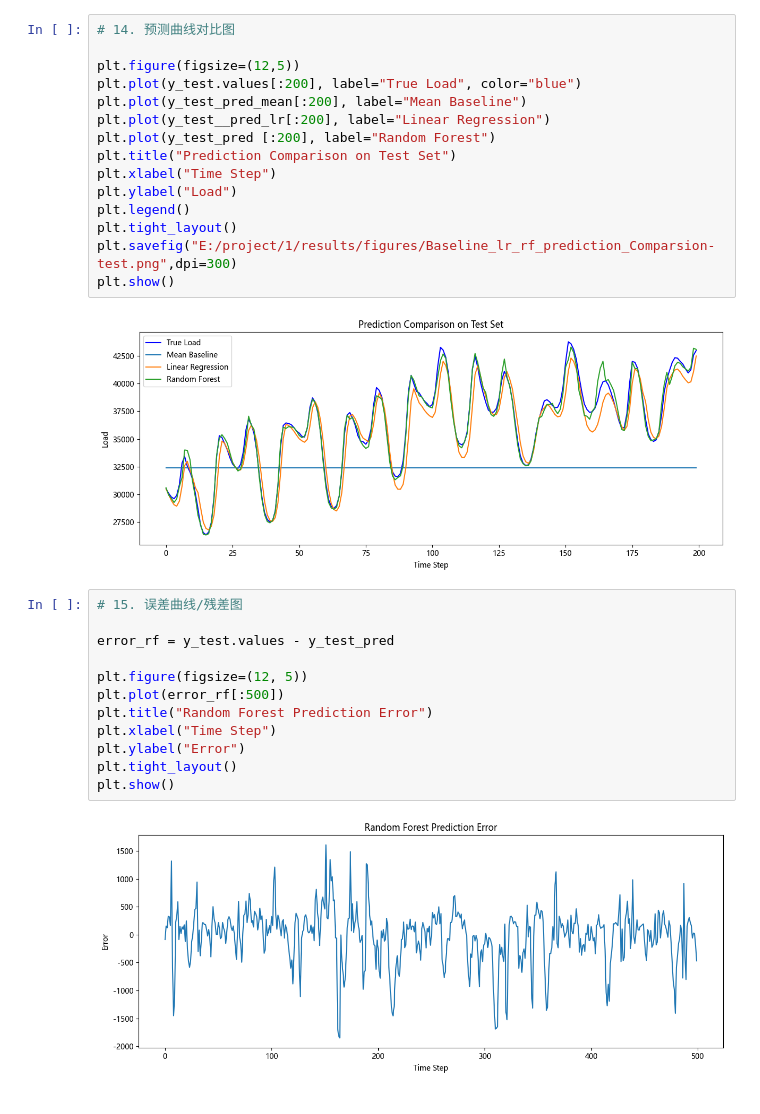
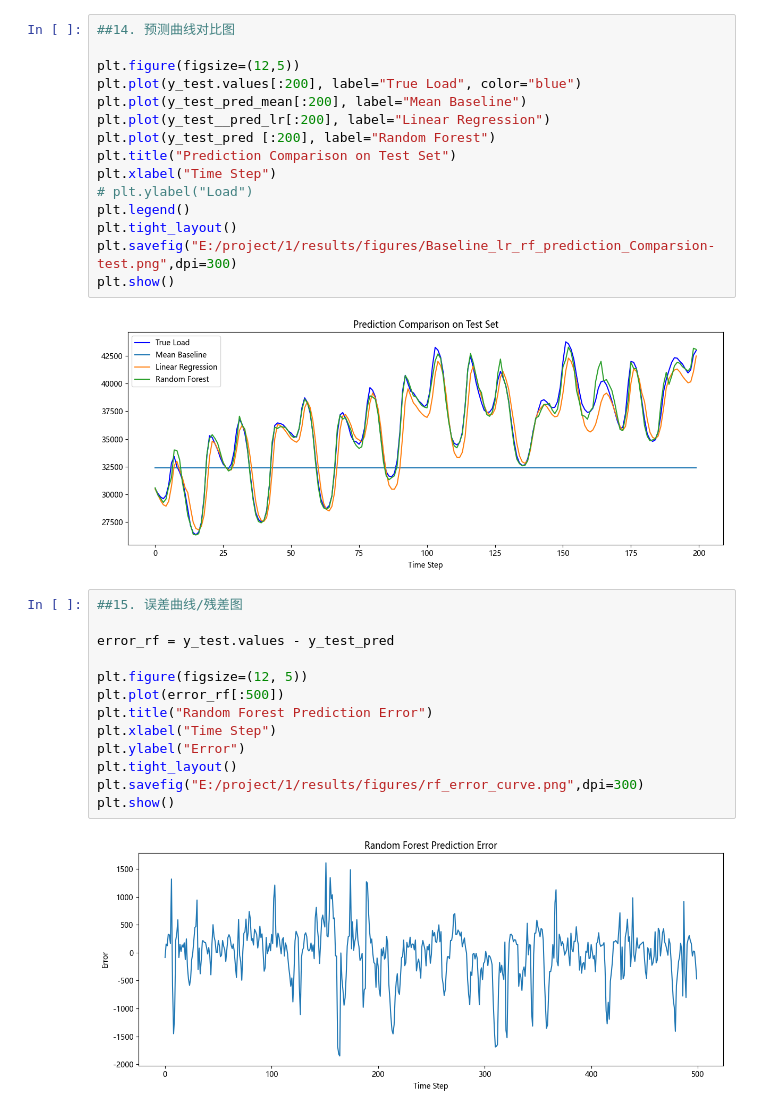
Before and after one commit to zyydkk/-Power-Load-Data-Analysis-and-Visualization-System, a Jupyter notebook: Power-Load-Data-Analysis-and-Visualization-System/notebooks/02_feature_engineering_baseline.ipynb, the cells around one changed output. Saved outputs shown, nothing was run; the diff lists cells and outputs as text.

```diff
--- a/Power-Load-Data-Analysis-and-Visualization-System/notebooks/02_feature_engineering_baseline.ipynb
+++ b/Power-Load-Data-Analysis-and-Visualization-System/notebooks/02_feature_engineering_baseline.ipynb
@@ -398,24 +398,24 @@ plt.show()
 # %% [output]
 [figure]
 # %%
-# 14. 预测曲线对比图
+##14. 预测曲线对比图
 
 plt.figure(figsize=(12,5))
 plt.plot(y_test.values[:200], label="True Load", color="blue")
 plt.plot(y_test_pred_mean[:200], label="Mean Baseline")
 plt.plot(y_test__pred_lr[:200], label="Linear Regression")
 plt.plot(y_test_pred [:200], label="Random Forest")
 plt.title("Prediction Comparison on Test Set")
 plt.xlabel("Time Step")
-plt.ylabel("Load")
+# plt.ylabel("Load")
 plt.legend()
 plt.tight_layout()
 plt.savefig("E:/project/1/results/figures/Baseline_lr_rf_prediction_Comparsion-test.png",dpi=300)
 plt.show()
 # %% [output]
-[figure, old version]
+[figure, new version]
 # %%
-# 15. 误差曲线/残差图
+##15. 误差曲线/残差图
 
 error_rf = y_test.values - y_test_pred
 
@@ -425,6 +425,7 @@ plt.title("Random Forest Prediction Error")
 plt.xlabel("Time Step")
 plt.ylabel("Error")
 plt.tight_layout()
+plt.savefig("E:/project/1/results/figures/rf_error_curve.png",dpi=300)
 plt.show()
 # %% [output]
 [figure]
```
Also changed, not shown: parts of 16 cells of this notebook, 7 other files.
